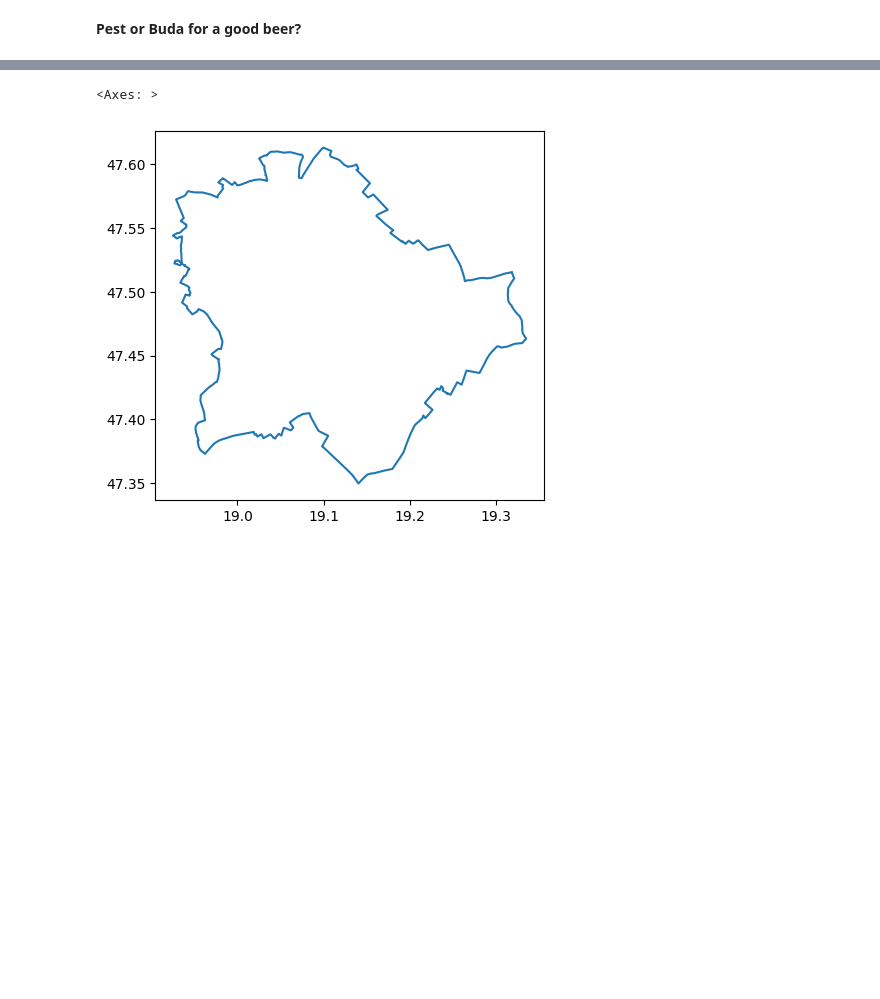
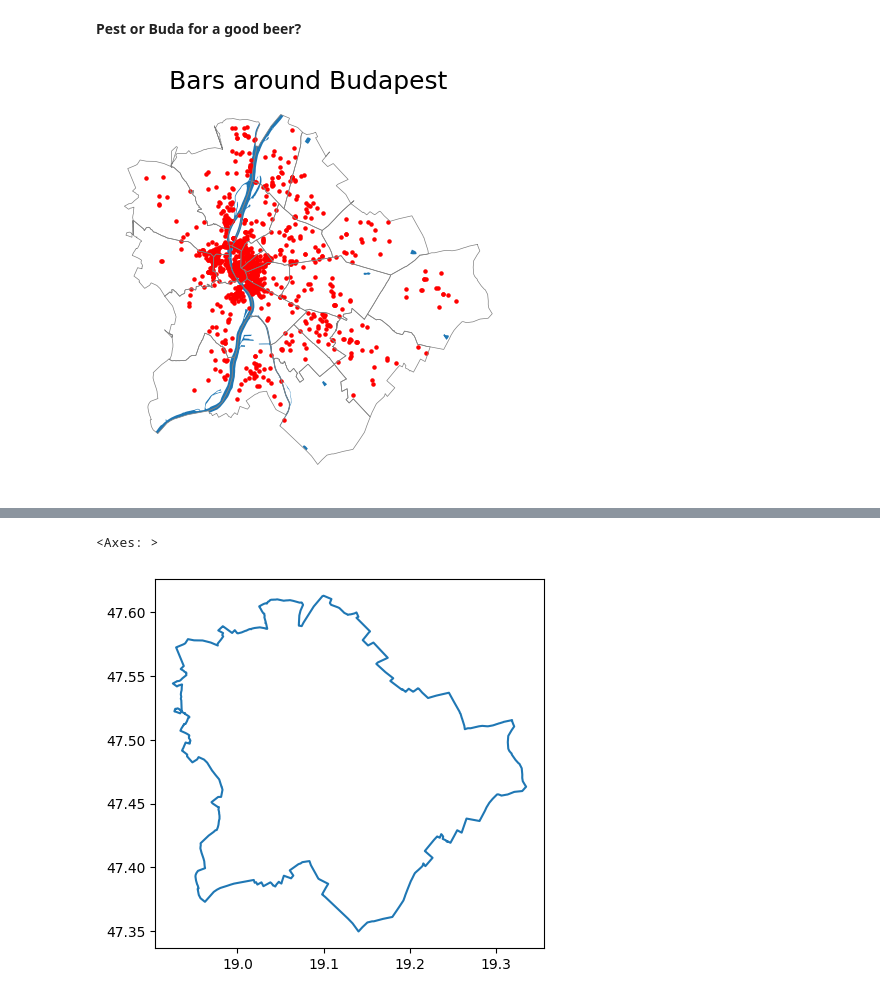
Before and after one commit to sandorjuhasz/geoDS_guest_lectures, a Jupyter notebook: code/part1_geoDS_intro_to_geographic_data.ipynb, the cells around one changed output, grey strips where cells are left out. Drawn from its saved outputs; the diff is of its cells as text; code cells hidden in the pictures; blank space fills up the shorter version.

```diff
--- a/code/part1_geoDS_intro_to_geographic_data.ipynb
+++ b/code/part1_geoDS_intro_to_geographic_data.ipynb
@@ -15,13 +13,21 @@ import seaborn as sns
 # %%
 # Budapest shape
 bp_shape = gpd.read_file("../data/shape_files/budapest_shape/budapest_shape.shp")
 
 # river shape
 bp_river_shape = gpd.read_file("../data/shape_files/budapest_waters_shape/budapest_waters_shape.shp")
 
 # districts
 bp_districts = gpd.read_file("../data/shape_files/budapest_districts_shape/budapest_districts_shape.shp")
 
-# google data on pubs with ratings
+# google data on bars
+bp_bars = gpd.read_file("../data/budapest_bars.geojson")
 
-# significant difference in rating Buda / Pest?
+fig, ax = plt.subplots(1,1, figsize=(6,5))
+bp_river_shape.plot(ax=ax)
+bp_districts.boundary.plot(linewidth=0.5, color="grey", ax=ax)
+bp_bars.plot(color="red", markersize=5, ax=ax)
+ax.set_title("Bars around Budapest", size=18)
+ax.set_axis_off()
+# %% [output]
+[figure, added]
```
Also changed, not shown: parts of 4 cells of this notebook.
